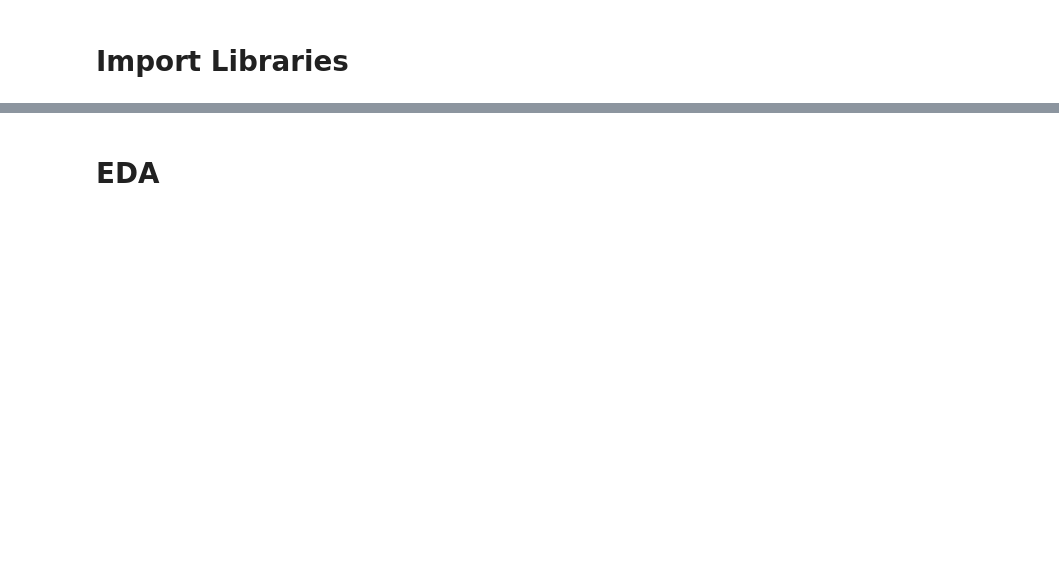
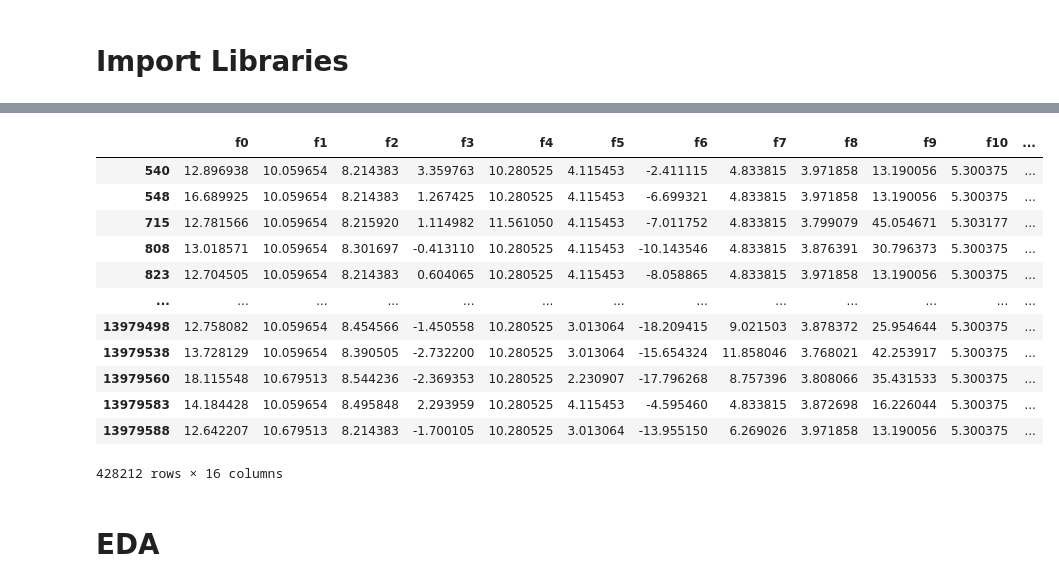
Before and after one commit to Sebastian21Ahumada/DMCC, a Jupyter notebook: src/utils/model_creation.ipynb, the cells around one changed output, grey strips where cells are left out. Cells and saved outputs as stored; diff of their text form; code cells hidden in the pictures; blank space fills up the shorter version.

```diff
--- a/src/utils/model_creation.ipynb
+++ b/src/utils/model_creation.ipynb
@@ -16,3 +27,19 @@ df.head()
+# %%
+df[(df['treatment'] == 1) & (df['exposure'] == 1)]
+# %% [output]
+|  | f0 | f1 | f2 | f3 | f4 | f5 | f6 | f7 | f8 | f9 | f10 | ... |
+| 540 | 12.896938 | 10.059654 | 8.214383 | 3.359763 | 10.280525 | 4.115453 | -2.411115 | 4.833815 | 3.971858 | 13.190056 | 5.300375 | ... |
+| 548 | 16.689925 | 10.059654 | 8.214383 | 1.267425 | 10.280525 | 4.115453 | -6.699321 | 4.833815 | 3.971858 | 13.190056 | 5.300375 | ... |
+| 715 | 12.781566 | 10.059654 | 8.215920 | 1.114982 | 11.561050 | 4.115453 | -7.011752 | 4.833815 | 3.799079 | 45.054671 | 5.303177 | ... |
+| 808 | 13.018571 | 10.059654 | 8.301697 | -0.413110 | 10.280525 | 4.115453 | -10.143546 | 4.833815 | 3.876391 | 30.796373 | 5.300375 | ... |
+| 823 | 12.704505 | 10.059654 | 8.214383 | 0.604065 | 10.280525 | 4.115453 | -8.058865 | 4.833815 | 3.971858 | 13.190056 | 5.300375 | ... |
+| ... | ... | ... | ... | ... | ... | ... | ... | ... | ... | ... | ... | ... |
+| 13979498 | 12.758082 | 10.059654 | 8.454566 | -1.450558 | 10.280525 | 3.013064 | -18.209415 | 9.021503 | 3.878372 | 25.954644 | 5.300375 | ... |
+| 13979538 | 13.728129 | 10.059654 | 8.390505 | -2.732200 | 10.280525 | 3.013064 | -15.654324 | 11.858046 | 3.768021 | 42.253917 | 5.300375 | ... |
+| 13979560 | 18.115548 | 10.679513 | 8.544236 | -2.369353 | 10.280525 | 2.230907 | -17.796268 | 8.757396 | 3.808066 | 35.431533 | 5.300375 | ... |
+| 13979583 | 14.184428 | 10.059654 | 8.495848 | 2.293959 | 10.280525 | 4.115453 | -4.595460 | 4.833815 | 3.872698 | 16.226044 | 5.300375 | ... |
+| 13979588 | 12.642207 | 10.679513 | 8.214383 | -1.700105 | 10.280525 | 3.013064 | -13.955150 | 6.269026 | 3.971858 | 13.190056 | 5.300375 | ... |
+428212 rows × 16 columns
 # %% [markdown]
 # EDA
 # %%
```
Also changed, not shown: parts of 12 cells of this notebook, 8 other files.
